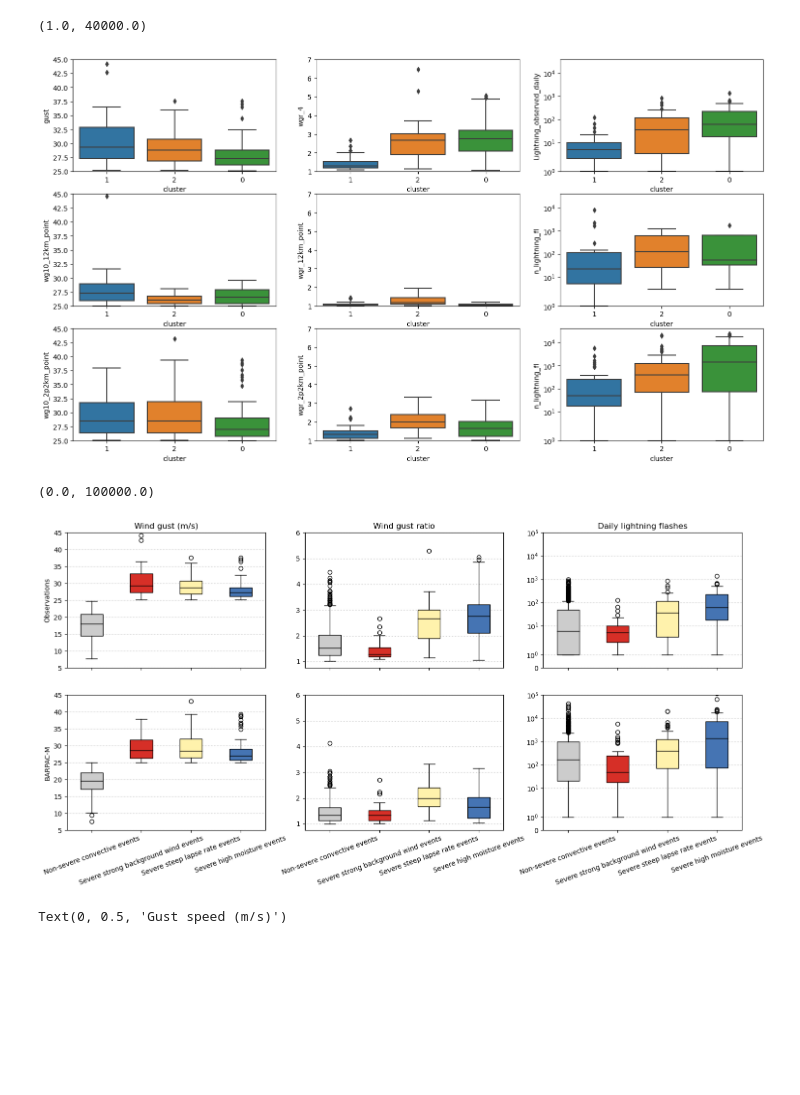
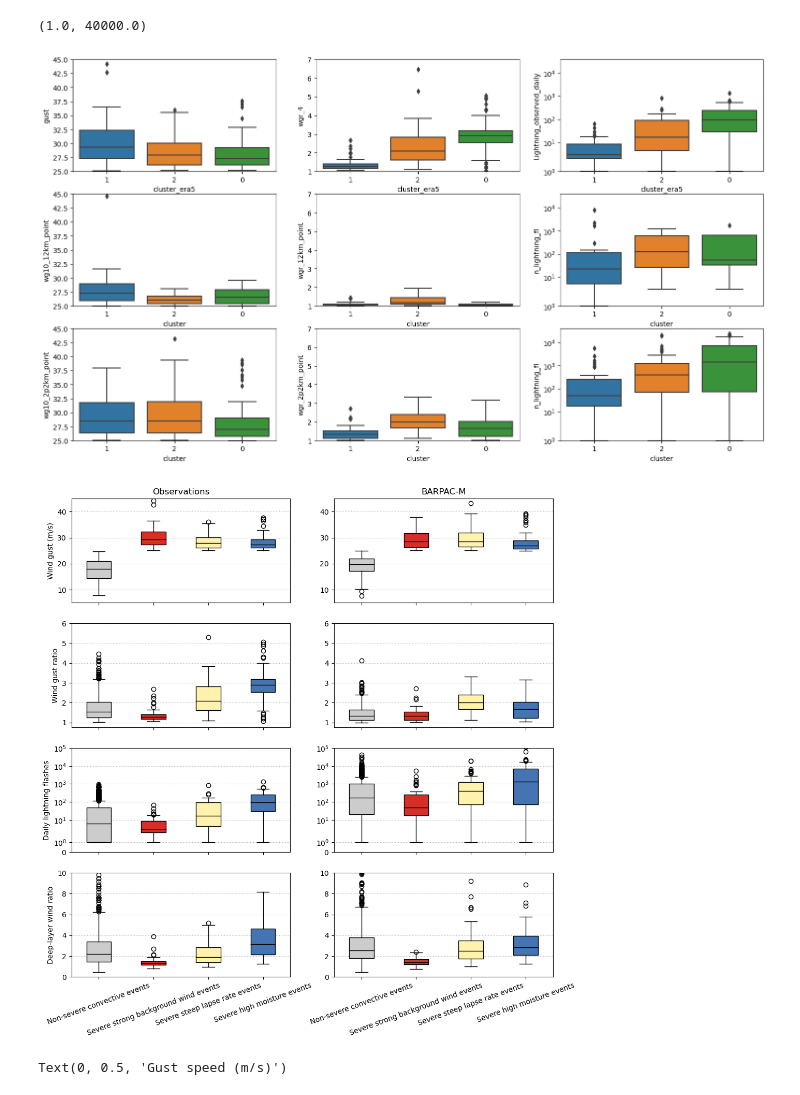
Before and after one commit to andrewbrown31/BARPA, a Jupyter notebook: wind_gust_analysis/analysis_10min_gusts.ipynb, the cells around one changed output. Cells and saved outputs as stored; diff of their text form; code cells hidden in the pictures; blank space fills up the shorter version.

```diff
--- a/wind_gust_analysis/analysis_10min_gusts.ipynb
+++ b/wind_gust_analysis/analysis_10min_gusts.ipynb
@@ -10,11 +13,19 @@ import datetime as dt
 #Read daily maximum wind gusts at each station, created by resample_daily_max.py
 
 dmax_2p2km_point = pd.read_csv("/g/data/eg3/ab4502/ExtremeWind/points/barpac_m_aws_dmax_2p2km.csv")
+dmax_2p2km_interp = pd.read_csv("/g/data/eg3/ab4502/ExtremeWind/points/barpac_m_aws_dmax_2p2km_barpa_r_interp.csv")
 dmax_12km_point = pd.read_csv("/g/data/eg3/ab4502/ExtremeWind/points/barpac_m_aws_dmax_12km.csv")
 dmax_obs = pd.read_csv("/g/data/eg3/ab4502/ExtremeWind/points/barpac_m_aws_dmax_obs.csv")
 dmax_bdsd = pd.read_csv("/g/data/eg3/ab4502/ExtremeWind/points/barpac_m_aws_dmax_bdsd.csv")
+dmax_erai = pd.read_csv("/g/data/eg3/ab4502/ExtremeWind/points/barpac_m_aws_dmax_erai.csv")
+
+#Calculate another ratio, the gust to deep-layer mean
+dmax_2p2km_point["dlm_ratio"] = dmax_2p2km_point["wg10_2p2km_point"] / dmax_2p2km_point["Umean06"]
+dmax_12km_point["dlm_ratio"] = dmax_12km_point["wg10_12km_point"] / dmax_12km_point["Umean06"]
+dmax_obs["dlm_ratio"] = dmax_obs["gust"] / dmax_obs["Umean06_era5"]
 
 dmax_2p2km_point = dmax_2p2km_point.set_index(pd.to_datetime(dmax_2p2km_point.time))
+dmax_2p2km_interp = dmax_2p2km_interp.set_index(pd.to_datetime(dmax_2p2km_interp.time))
 dmax_12km_point = dmax_12km_point.set_index(pd.to_datetime(dmax_12km_point.time))
 dmax_obs = dmax_obs.set_index(pd.to_datetime(dmax_obs.time))
 dmax_bdsd = dmax_bdsd.set_index(pd.to_datetime(dmax_bdsd.time))
@@ -128,0 +413,12 @@ plt.plot([12,45],[12,45],color="k")
+# %%
+cluster_names = ["Strong background wind","Steep lapse rate","High moisture"]
+for v in ["Umean06","lr13","qmean01","s06"]:
+    plt.figure(figsize=[16,5])
+    cnt=1
+    for c in [1,2,0]:
+        plt.subplot(1,3,cnt)
+        sns.boxplot(data=[dmax_obs_conv[dmax_obs_conv.cluster_era5==c][v+"_era5"],dmax_2p2km_conv[dmax_2p2km_conv.cluster==c][v]])
+        plt.xticks([0,1],["Obs","BARPA"])
+        plt.title(cluster_names[cnt-1])
+        cnt=cnt+1
+        plt.ylabel(v)
@@ -130,9 +431,9 @@ plt.plot([12,45],[12,45],color="k")
 #For severe convective (with lightning) daily-domain maximum gusts (+25 m/s), look at the difference in gust speed, wgr, and lightning between clusters. For each BARPA model, and observations
 
 plt.figure(figsize=[18,10])
-plt.subplot(3,3,1); sns.boxplot(data=dmax_obs_conv.query("(Lightning_observed_daily>=1) & (gust>=25)"),x="cluster",y="gust",order=[1,2,0]); plt.ylim([25,45])
-plt.subplot(3,3,2); sns.boxplot(data=dmax_obs_conv.query("(Lightning_observed_daily>=1) & (gust>=25)"),x="cluster",y="wgr_4",order=[1,2,0]); plt.ylim([1,7])
-plt.subplot(3,3,3); sns.boxplot(data=dmax_obs_conv.query("(Lightning_observed_daily>=1) & (gust>=25)"),x="cluster",y="Lightning_observed_daily",order=[1,2,0]); plt.yscale("symlog"); plt.ylim([1,40000])
+plt.subplot(3,3,1); sns.boxplot(data=dmax_obs_conv.query("(Lightning_observed_daily>=1) & (gust>=25)"),x="cluster_era5",y="gust",order=[1,2,0]); plt.ylim([25,45])
+plt.subplot(3,3,2); sns.boxplot(data=dmax_obs_conv.query("(Lightning_observed_daily>=1) & (gust>=25)"),x="cluster_era5",y="wgr_4",order=[1,2,0]); plt.ylim([1,7])
+plt.subplot(3,3,3); sns.boxplot(data=dmax_obs_conv.query("(Lightning_observed_daily>=1) & (gust>=25)"),x="cluster_era5",y="Lightning_observed_daily",order=[1,2,0]); plt.yscale("symlog"); plt.ylim([1,40000])
 
 plt.subplot(3,3,4); sns.boxplot(data=dmax_12km_conv.query("(n_lightning_fl>=1) & (wg10_12km_point>=25)"),x="cluster",y="wg10_12km_point",order=[1,2,0]); plt.ylim([25,45])
 plt.subplot(3,3,5); sns.boxplot(data=dmax_12km_conv.query("(n_lightning_fl>=1) & (wg10_12km_point>=25)"),x="cluster",y="wgr_12km_point",order=[1,2,0]); plt.ylim([1,7])
@@ -143,47 +444,57 @@ plt.subplot(3,3,8); sns.boxplot(data=dmax_2p2km_conv.query("(n_lightning_fl>=1)
 plt.subplot(3,3,9); sns.boxplot(data=dmax_2p2km_conv.query("(n_lightning_fl>=1) & (wg10_2p2km_point>=25)"),x="cluster",y="n_lightning_fl",order=[1,2,0]); plt.yscale("symlog"); plt.ylim([1,40000])
 # %% [output]
 (1.0, 40000.0)
-[figure, old version]
+[figure, new version]
 # %%
 #Same as the above plot, but also considering non-severe domain-daily max gusts as a separate box
 
 def plot_box(df_conv,v,gust_col,xticks=False):
     rgb = [[0.8,0.8,0.8]]
     p=rgb + [plt.get_cmap("RdYlBu")(i) for i in [0.1,0.46,0.9]]
 
-    b = plt.gca().boxplot([df_conv[df_conv[gust_col]<25][v],
-                  df_conv[df_conv[gust_col]>=25].query("(cluster==1)")[v],
-                  df_conv[df_conv[gust_col]>=25].query("(cluster==2)")[v],
-                  df_conv[df_conv[gust_col]>=25].query("(cluster==0)")[v]],patch_artist=True);
+    try:
+        b = plt.gca().boxplot([df_conv[df_conv[gust_col]<25][v],
+                      df_conv[df_conv[gust_col]>=25].query("(cluster_era5==1)")[v],
+                      df_conv[df_conv[gust_col]>=25].query("(cluster_era5==2)")[v],
+                      df_conv[df_conv[gust_col]>=25].query("(cluster_era5==0)")[v]],patch_artist=True);
+    except:
+        b = plt.gca().boxplot([df_conv[df_conv[gust_col]<25][v],
+                      df_conv[df_conv[gust_col]>=25].query("(cluster==1)")[v],
+                      df_conv[df_conv[gust_col]>=25].query("(cluster==2)")[v],
+                      df_conv[df_conv[gust_col]>=25].query("(cluster==0)")[v]],patch_artist=True);
 
     for patch, color in zip(b["boxes"], p):
         patch.set(facecolor=color)
     [patch.set(color="k") for patch in b["medians"]]
 
     plt.gca().grid(axis="y",ls=":")
 
     if xticks:
         plt.xticks([1,2,3,4],["Non-severe convective events","Severe strong background wind events","Severe steep lapse rate events","Severe high moisture events"])
         plt.gca().tick_params("x",rotation=20)
     else:
         plt.xticks([1,2,3,4],["","","",""])
 
 
-plt.figure(figsize=[18,8])
-plt.subplot(2,3,1); plot_box(dmax_obs_conv,"gust","gust");plt.ylim([5,45]); plt.title("Wind gust (m/s)"); plt.ylabel("Observations")
-plt.subplot(2,3,2); plot_box(dmax_obs_conv,"wgr_4","gust");plt.ylim([0.75,6]); plt.title("Wind gust ratio")
-plt.subplot(2,3,3); plot_box(dmax_obs_conv,"Lightning_observed_daily","gust"); plt.yscale("symlog"); plt.ylim([0,1e5]); plt.title("Daily lightning flashes")
+plt.figure(figsize=[12,12])
+plt.subplot(4,2,1); plot_box(dmax_obs_conv,"gust","gust");plt.ylim([5,45]); plt.ylabel("Wind gust (m/s)"); plt.title("Observations")
+plt.subplot(4,2,3); plot_box(dmax_obs_conv,"wgr_4","gust");plt.ylim([0.75,6]); plt.ylabel("Wind gust ratio")
+plt.subplot(4,2,5); plot_box(dmax_obs_conv,"Lightning_observed_daily","gust"); plt.yscale("symlog"); plt.ylim([0,1e5]); plt.ylabel("Daily lightning flashes")
+plt.subplot(4,2,7); plot_box(dmax_obs_conv,"dlm_ratio","gust",xticks=True); plt.ylim([0,10]); plt.ylabel("Deep-layer wind ratio")
 
 # plt.subplot(3,3,4); plot_box(dmax_12km_conv,"wg10_12km_point","wg10_12km_point");plt.ylim([5,45])
 # plt.subplot(3,3,5); plot_box(dmax_12km_conv,"wgr_12km_point","wg10_12km_point");plt.ylim([1,6])
 # plt.subplot(3,3,6); plot_box(dmax_12km_conv,"n_lightning_fl","wg10_12km_point"); plt.yscale("symlog"); plt.ylim([0,1e5])
 
-plt.subplot(2,3,4); plot_box(dmax_2p2km_conv,"wg10_2p2km_point","wg10_2p2km_point",xticks=True);plt.ylim([5,45]); plt.ylabel("BARPAC-M")
-plt.subplot(2,3,5); plot_box(dmax_2p2km_conv,"wgr_2p2km_point","wg10_2p2km_point",xticks=True);plt.ylim([0.75,6])
-plt.subplot(2,3,6); plot_box(dmax_2p2km_conv,"n_lightning_fl","wg10_2p2km_point",xticks=True); plt.yscale("symlog"); plt.ylim([0,1e5])
+plt.subplot(4,2,2); plot_box(dmax_2p2km_conv,"wg10_2p2km_point","wg10_2p2km_point");plt.ylim([5,45]); plt.title("BARPAC-M")
+plt.subplot(4,2,4); plot_box(dmax_2p2km_conv,"wgr_2p2km_point","wg10_2p2km_point");plt.ylim([0.75,6])
+plt.subplot(4,2,6); plot_box(dmax_2p2km_conv,"n_lightning_fl","wg10_2p2km_point"); plt.yscale("symlog"); plt.ylim([0,1e5])
+plt.subplot(4,2,8); plot_box(dmax_2p2km_conv,"dlm_ratio","wg10_2p2km_point",xticks=True); plt.ylim([0,10])
+
+
+plt.savefig("/g/data/eg3/ab4502/figs/barpa/cluster_stats.jpeg",dpi=400,bbox_inches="tight")
 # %% [output]
-(0.0, 100000.0)
-[figure, old version]
+[figure, new version]
 # %%
 plt.figure(figsize=[18,4])
 plt.subplot(1,3,1)
```
Also changed, not shown: parts of 22 cells of this notebook, 22 other files.
